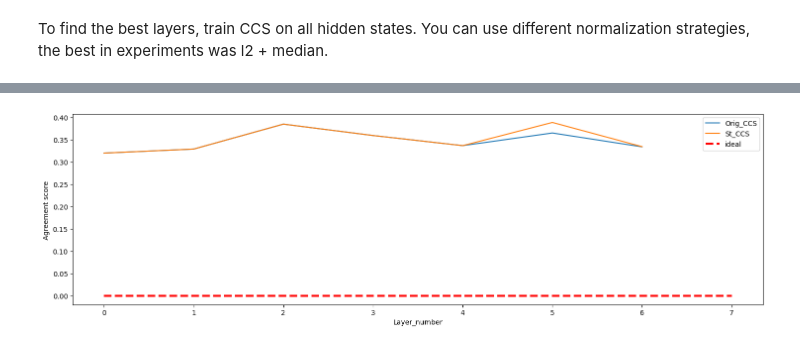
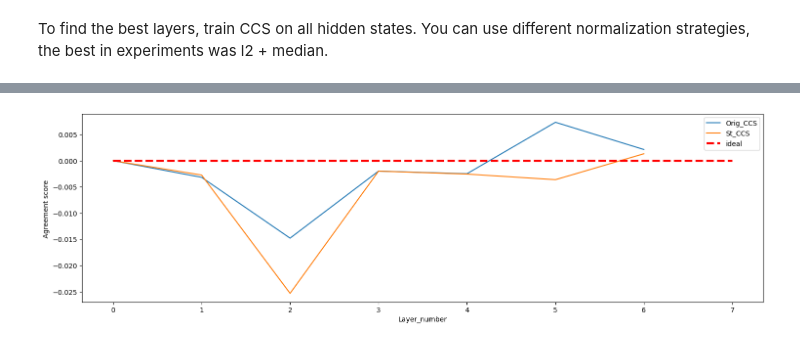
Before and after one commit to SadSabrina/ccs_aisf, a Jupyter notebook: notebooks/Steering_instruction.ipynb, the cells around one changed output, grey strips where cells are left out. Drawn from its saved outputs; the diff is of its cells as text; code cells hidden in the pictures.

```diff
--- a/notebooks/Steering_instruction.ipynb
+++ b/notebooks/Steering_instruction.ipynb
@@ -368,18 +353,0 @@ Layer 7/7, CCS accuracy: 0.7051282051282052
-# %%
-X_pos = np.load('/Users/sabrinasadieh/Code/ccs_aisf/test_files/X_pos_small.npy')
-X_neg = np.load('/Users/sabrinasadieh/Code/ccs_aisf/test_files/X_neg_small.npy')
-
-X_pos_normalized = X_pos.reshape(-1, X_pos.shape[-1])         # (512*25, 768)
-X_pos_normalized = normalize(X_pos_normalized, norm='l2', axis=1).reshape(X_pos.shape)
-
-X_neg_normalized = X_neg.reshape(-1, X_neg.shape[-1])         # (512*25, 768)
-X_neg_normalized = normalize(X_neg_normalized, norm='l2', axis=1).reshape(X_neg.shape)
-
-
-orig_ccs = train_ccs_on_hidden_states(X_pos_normalized,
-                                        X_neg_normalized,
-                                        hate_data['is_harmfull_opposition'],
-                                         train_idx,
-                                         test_idx,
-                                         random_state=71,
-                                        normalizing='median')
@@ -484,23 +353,0 @@ import pickle
-# %%
-def get_results_table(ccs_results):
-
-  acc_list = []
-  agreement_list = []
-  agreement_abs_list = []
-  s_score = []
-  ci_list = []
-  im_dist_list = []
-
-  for layer in ccs_results.keys():
-    acc_list.append(ccs_results[layer]['accuracy'])
-    s_score.append(ccs_results[layer]['silhouette'])
-    agreement_list.append(np.mean(ccs_results[layer]['agreement']))
-    agreement_abs_list.append(np.median(np.abs(ccs_results[layer]['agreement'])))
-    ci_list.append(np.mean(ccs_results[layer]['contradiction idx']))
-    im_dist_list.append(np.mean(ccs_results[layer]['IM dist']))
-
-  data = pd.DataFrame(index=ccs_results.keys(),
-                      data=np.array([acc_list, s_score, agreement_list, agreement_abs_list, ci_list, im_dist_list]).T,
-                      columns = ['accuracy', 'silhouette_score', 'agreement_score ↓', 'abs_agreement_score', 'contradiction idx ↓', 'ideal model dist ↓'])
-
-  return data
@@ -513,13 +418,13 @@ st_ccs_data = get_results_table(steered_ccs)
 # %%
 fig, ax = plt.subplots(figsize=(18, 5))
 
-plt.plot(orig_ccs_data['contradiction idx ↓'], label='Orig_CCS')
-plt.plot(st_ccs_data['contradiction idx ↓'], label='St_CCS')
+plt.plot(orig_ccs_data['agreement_score_↓'], label='Orig_CCS')
+plt.plot(st_ccs_data['agreement_score_↓'], label='St_CCS')
 
 plt.hlines(0, 0, 7, label='ideal', colors='red', linewidth=3, linestyles=['--'])
 
 plt.xlabel('Layer_number')
 plt.ylabel('Agreement score ')
 plt.legend(loc='upper right');
 # %% [output]
-[figure, old version]
+[figure, new version]
```
Also changed, not shown: parts of 38 cells of this notebook.
